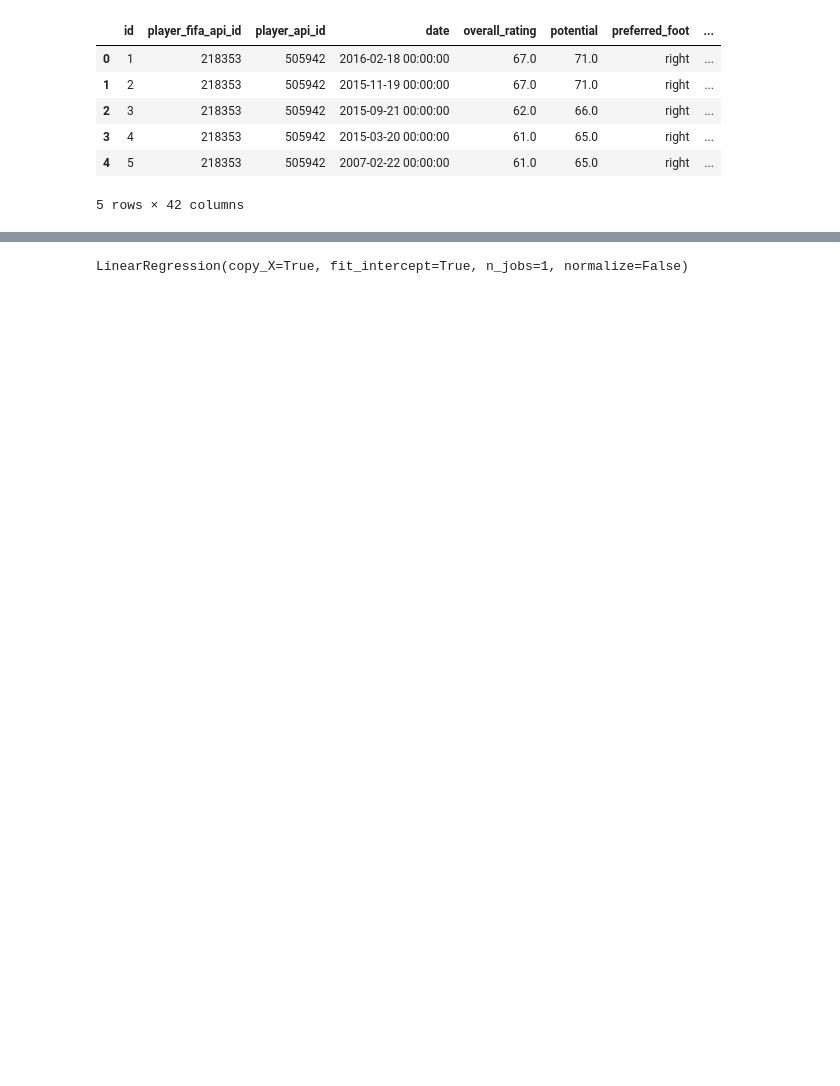
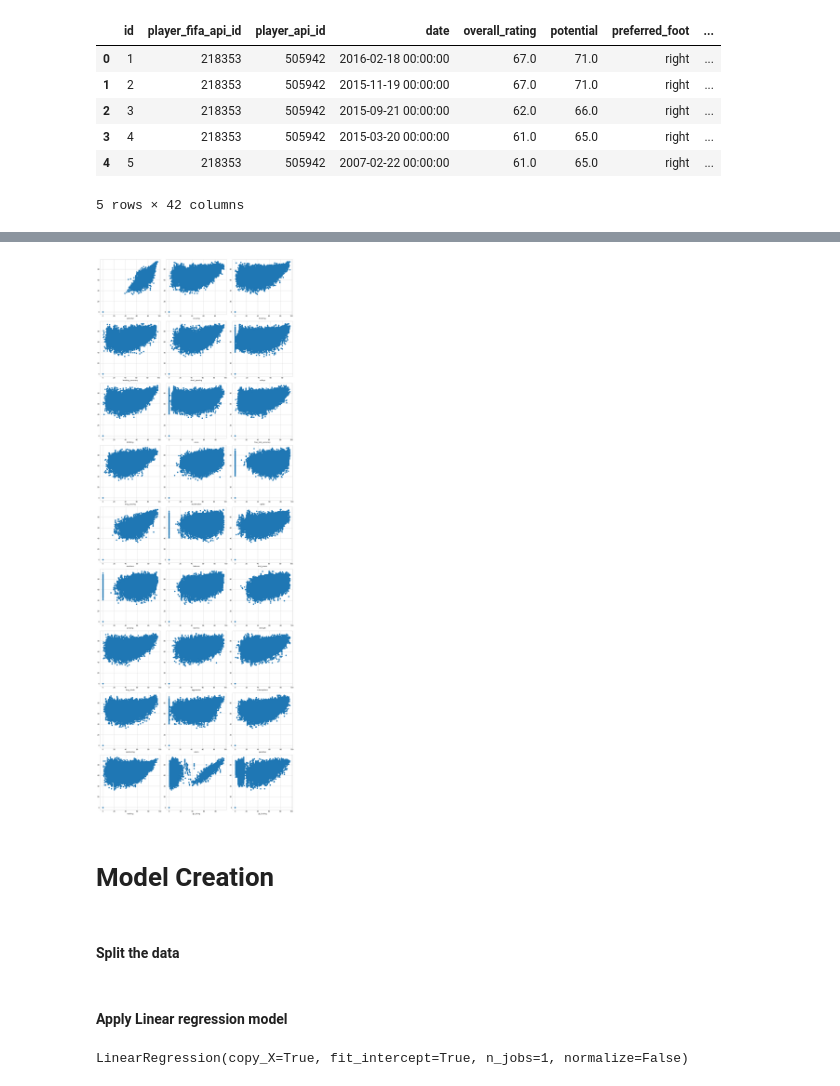
Before and after one commit to khanshyamsundar/DataScience-Assignments, a Jupyter notebook: src/session23/Project2.ipynb, the cells around one changed output, grey strips where cells are left out. Drawn from its saved outputs; the diff is of its cells as text; code cells hidden in the pictures; blank space fills up the shorter version.

```diff
--- a/src/session23/Project2.ipynb
+++ b/src/session23/Project2.ipynb
@@ -165,0 +219,11 @@ y = df.overall_rating
+# %%
+#create correlation matrix with absolute values
+df_corr = df.corr().abs()
+#select upper triangle of matrix
+up_tri = df_corr.where(np.triu(np.ones(df_corr.shape[1]),k=1).astype(np.bool))
+
+#find all the features which have a correlation > 0.85 with other features.
+corr_features = [ column for column in up_tri.columns if any(up_tri[column]> 0.85)]
+
+#Print Correlated features
+print(corr_features)
@@ -165,0 +232,5 @@ y = df.overall_rating
+# %%
+
+#Drop Correlated Features
+df_no_corr = df.drop(corr_features,axis=1)
+df_no_corr.head()
@@ -166 +245,21 @@ y = df.overall_rating
+# %%
+fig = plt.figure(figsize = (15,60))
+X = df_no_corr.drop(['overall_rating'],axis=1)
+Y = df_no_corr['overall_rating'].values.ravel()
+val = X.shape[1]
+for idx in range(val):
+    feature = X.columns[idx]
+    ax = fig.add_subplot(13,3,idx+1)
+    Xtmp = X[feature]
+    ax.scatter(Xtmp, Y)
+    ax.set_xlabel(feature)
+
+plt.tight_layout()
+plt.show()
+# %% [output]
+[figure, added]
+# %% [markdown]
+# Model Creation
+# %% [markdown]
+#### Split the data
 # %%
@@ -169 +270,3 @@ x_train, x_test, y_train, y_test = train_test_split(x, y, test_size = 0.25, rand
+# %% [markdown]
+#### Apply Linear regression model
 # %%
```
Also changed, not shown: parts of 58 cells of this notebook.
